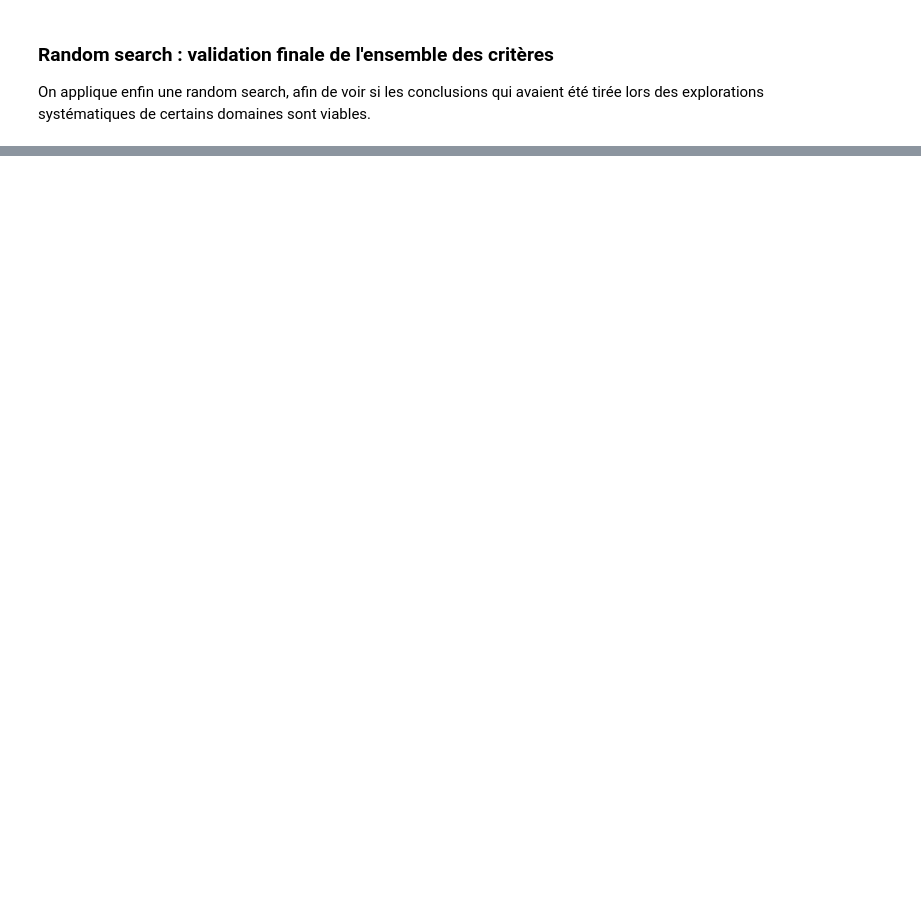
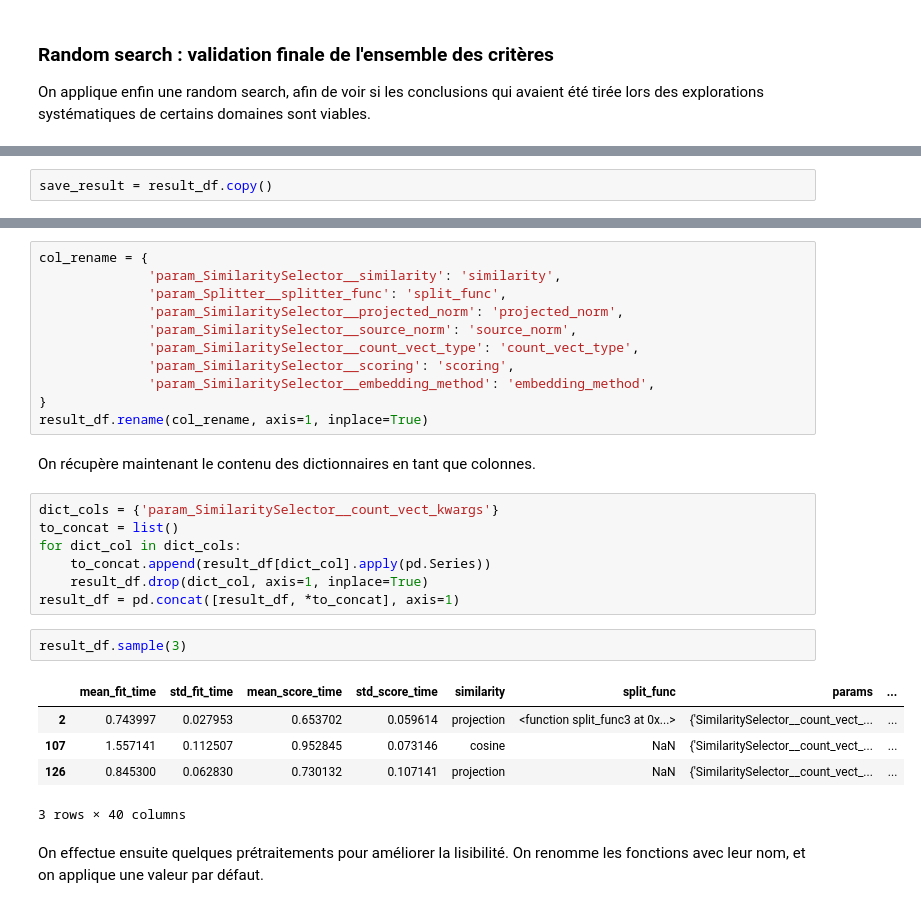
Before and after one commit to UltraDiuve/PIM-Recognizer, a Jupyter notebook: report/notebooks/model_tuning.ipynb, the cells around one changed output, grey strips where cells are left out. Cells and saved outputs as stored; diff of their text form; blank space fills up the shorter version.

```diff
--- a/report/notebooks/model_tuning.ipynb
+++ b/report/notebooks/model_tuning.ipynb
@@ -726,0 +720,2 @@ search.best_score_
+# %%
+save_result = result_df.copy()
@@ -726,0 +730,31 @@ search.best_score_
+# %%
+col_rename = {
+              'param_SimilaritySelector__similarity': 'similarity',
+              'param_Splitter__splitter_func': 'split_func',
+              'param_SimilaritySelector__projected_norm': 'projected_norm',
+              'param_SimilaritySelector__source_norm': 'source_norm',
+              'param_SimilaritySelector__count_vect_type': 'count_vect_type',
+              'param_SimilaritySelector__scoring': 'scoring',
+              'param_SimilaritySelector__embedding_method': 'embedding_method',
+}
+result_df.rename(col_rename, axis=1, inplace=True)
+# %% [markdown]
+On récupère maintenant le contenu des dictionnaires en tant que colonnes.
+# %%
+dict_cols = {'param_SimilaritySelector__count_vect_kwargs'}
+to_concat = list()
+for dict_col in dict_cols:
+    to_concat.append(result_df[dict_col].apply(pd.Series))
+    result_df.drop(dict_col, axis=1, inplace=True)
+result_df = pd.concat([result_df, *to_concat], axis=1)
+# %%
+result_df.sample(3)
+# %% [output]
+|  | mean_fit_time | std_fit_time | mean_score_time | std_score_time | similarity | split_func | params | ... |
+| 2 | 0.743997 | 0.027953 | 0.653702 | 0.059614 | projection | <function split_func3 at 0x...> | {'SimilaritySelector__count_vect_... | ... |
+| 107 | 1.557141 | 0.112507 | 0.952845 | 0.073146 | cosine | NaN | {'SimilaritySelector__count_vect_... | ... |
+| 126 | 0.845300 | 0.062830 | 0.730132 | 0.107141 | projection | NaN | {'SimilaritySelector__count_vect_... | ... |
+3 rows × 40 columns
+# %% [markdown]
+On effectue ensuite quelques prétraitements pour améliorer la lisibilité.
+On renomme les fonctions avec leur nom, et on applique une valeur par défaut.
```
Also changed, not shown: parts of 52 cells of this notebook, 2 other files.
